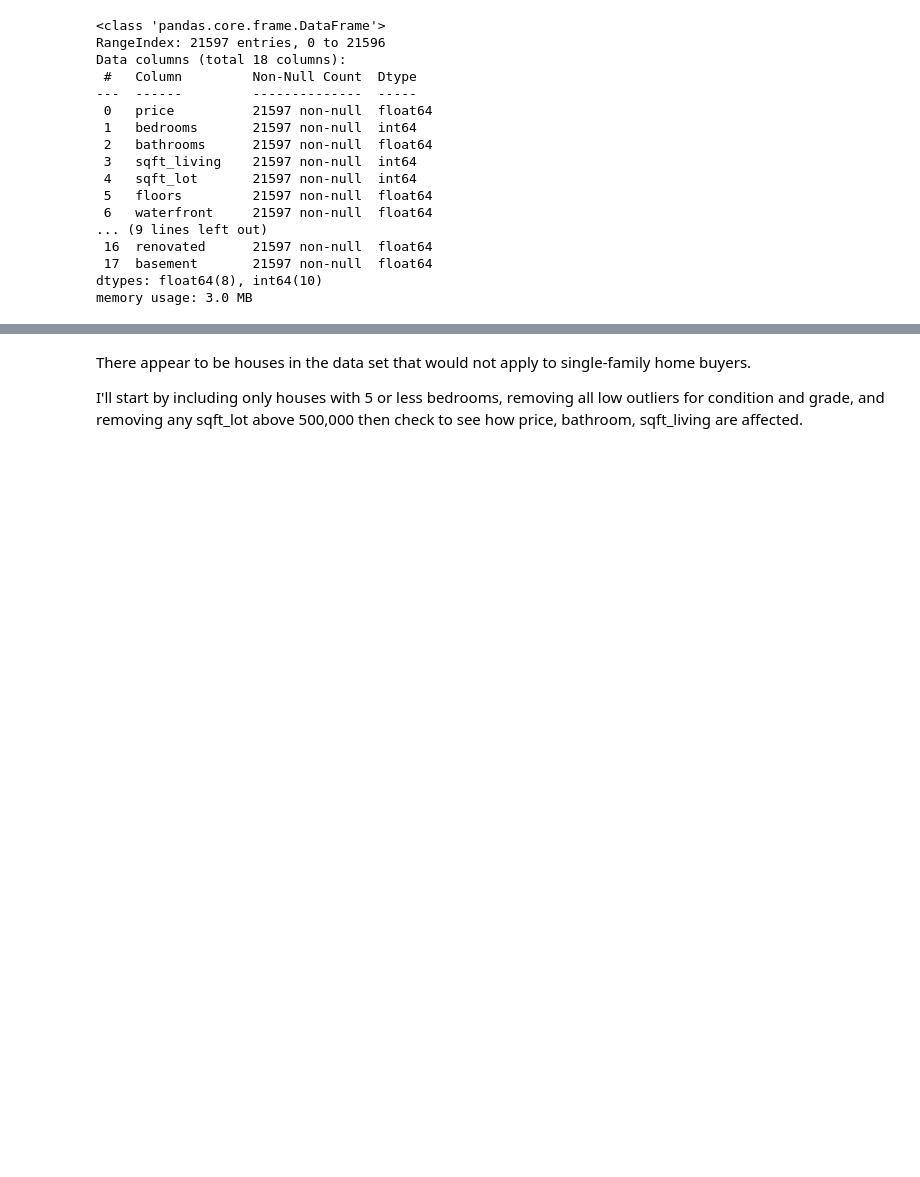
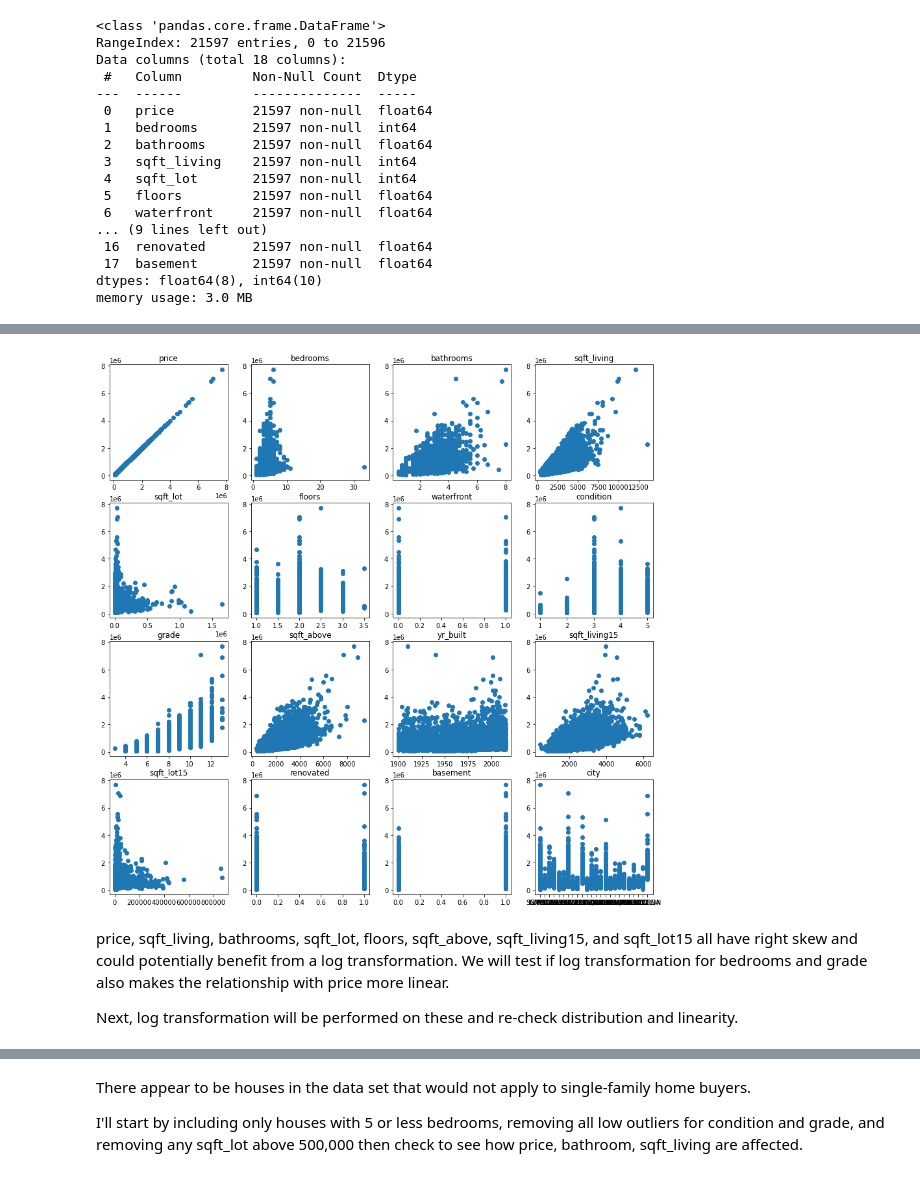
Before and after one commit to morganFitzg/dsc-phase-2-project, a Jupyter notebook: student.ipynb, the cells around one changed output, grey strips where cells are left out. Cells and saved outputs as stored; diff of their text form; code cells hidden in the pictures; blank space fills up the shorter version.

```diff
--- a/student.ipynb
+++ b/student.ipynb
@@ -182,0 +287,7 @@ import seaborn as sns
+# %%
+#create dummy variables for cities
+#drop Seattle since it is the most common city, so that it is the reference
+
+city_dummies=pd.get_dummies(df['city'])
+city_dummies.drop(columns=['SEATTLE'],inplace=True)
+city_dummies.head()
@@ -182,0 +302,4 @@ import seaborn as sns
+# %%
+df_model=pd.concat([df,city_dummies],axis=1)
+df_model.drop(columns=['city'],inplace=True)
+df_model.head()
@@ -182,0 +318,3 @@ import seaborn as sns
+# %%
+X=df_model.drop(columns=['price'])
+y=df_model['price']
@@ -182,0 +406,17 @@ import seaborn as sns
+# %%
+to_check=['sqft_living','bathrooms','sqft_lot',
+          'floors','sqft_above','yr_built','sqft_living15','sqft_lot15']
+#Check linearity of variables
+
+fig,axes=plt.subplots(4,4,figsize=(15,15))
+
+for n,ax in enumerate(axes.flatten()):
+    x=df[cols[n]]
+    ax.scatter(x,y)
+    ax.set_title(cols[n])
+# %% [output]
+[figure, added]
+# %% [markdown]
+price, sqft_living, bathrooms, sqft_lot, floors, sqft_above, sqft_living15, and sqft_lot15 all have right skew and could potentially benefit from a log transformation. We will test if log transformation for bedrooms and grade also makes the relationship with price more linear.
+
+Next, log transformation will be performed on these and re-check distribution and linearity.
```
Also changed, not shown: parts of 142 cells of this notebook.
